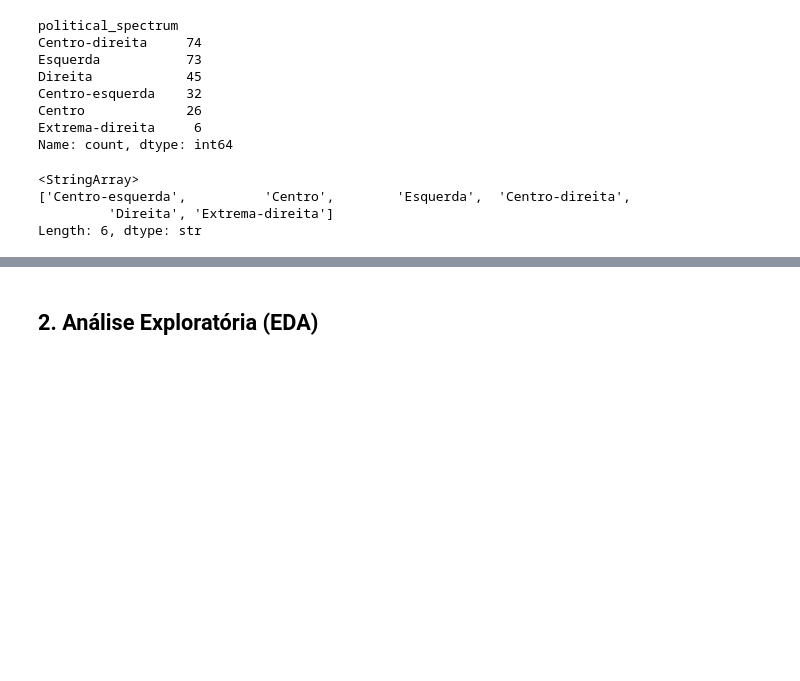
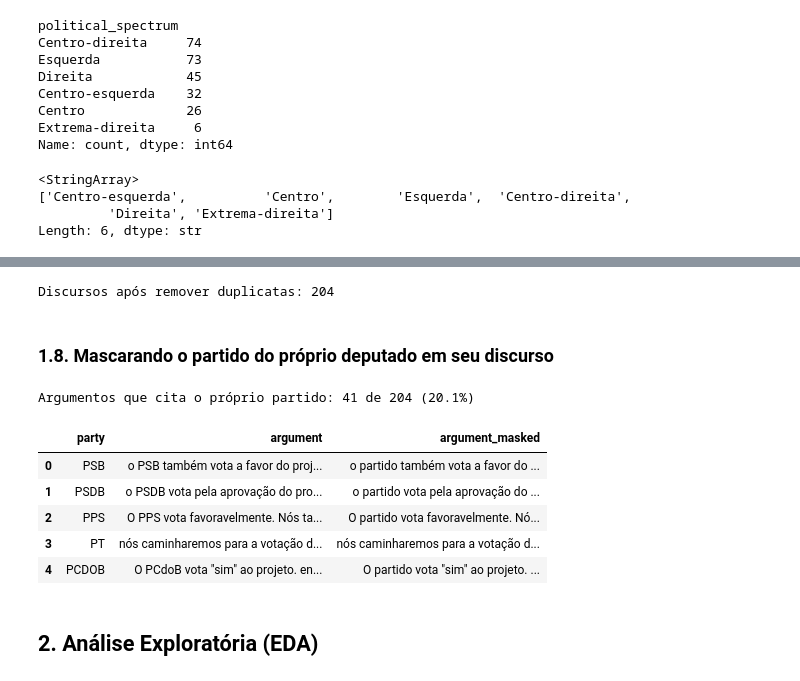
Before and after one commit to JPedroRodrigues/political-guidance-through-discourse, a Jupyter notebook: political-guidance-through-discourse.ipynb, the cells around one changed output, grey strips where cells are left out. Drawn from its saved outputs; the diff is of its cells as text; code cells hidden in the pictures; blank space fills up the shorter version.

```diff
--- a/political-guidance-through-discourse.ipynb
+++ b/political-guidance-through-discourse.ipynb
@@ -303,0 +331,7 @@ Length: 6, dtype: str
+# %%
+discourse_df = discourse_df.drop_duplicates("transcript_norm", keep = "first").copy()
+print(f"Discursos após remover duplicatas: {len(discourse_df)}")
+# %% [output]
+Discursos após remover duplicatas: 204
+# %% [markdown]
+### 1.8. Mascarando o partido do próprio deputado em seu discurso
@@ -304,3 +378,16 @@ Length: 6, dtype: str
+# %%
+masked = discourse_df["argument"] != discourse_df["argument_masked"]
+
+print(f"Argumentos que cita o próprio partido: {masked.sum()} de {len(discourse_df)} ({masked.mean():.1%})")
+discourse_df.loc[masked, ["party", "argument", "argument_masked"]].head()
+# %% [output]
+Argumentos que cita o próprio partido: 41 de 204 (20.1%)
+|  | party | argument | argument_masked |
+| 0 | PSB | o PSB também vota a favor do proj... | o partido também vota a favor do ... |
+| 1 | PSDB | o PSDB vota pela aprovação do pro... | o partido vota pela aprovação do ... |
+| 2 | PPS | O PPS vota favoravelmente. Nós ta... | O partido vota favoravelmente. Nó... |
+| 3 | PT | nós caminharemos para a votação d... | nós caminharemos para a votação d... |
+| 4 | PCDOB | O PCdoB vota "sim" ao projeto. en... | O partido vota "sim" ao projeto. ... |
 # %% [markdown]
 ## 2. Análise Exploratória (EDA)
 # %% [markdown]
```
Also changed, not shown: parts of 27 cells of this notebook, 3 other files.
